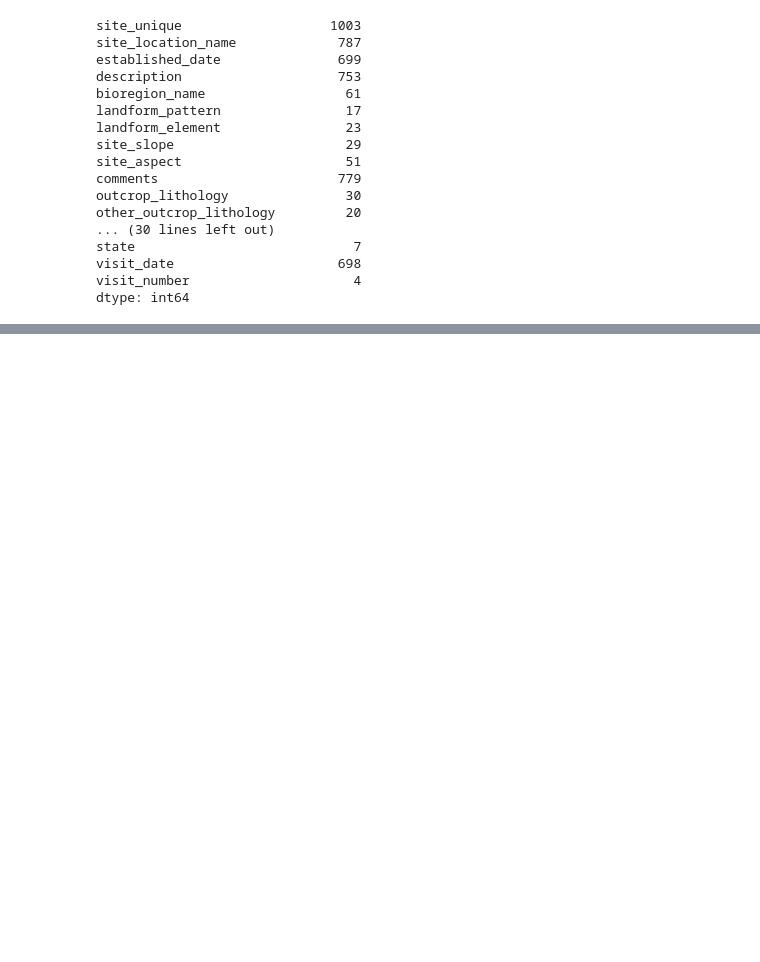
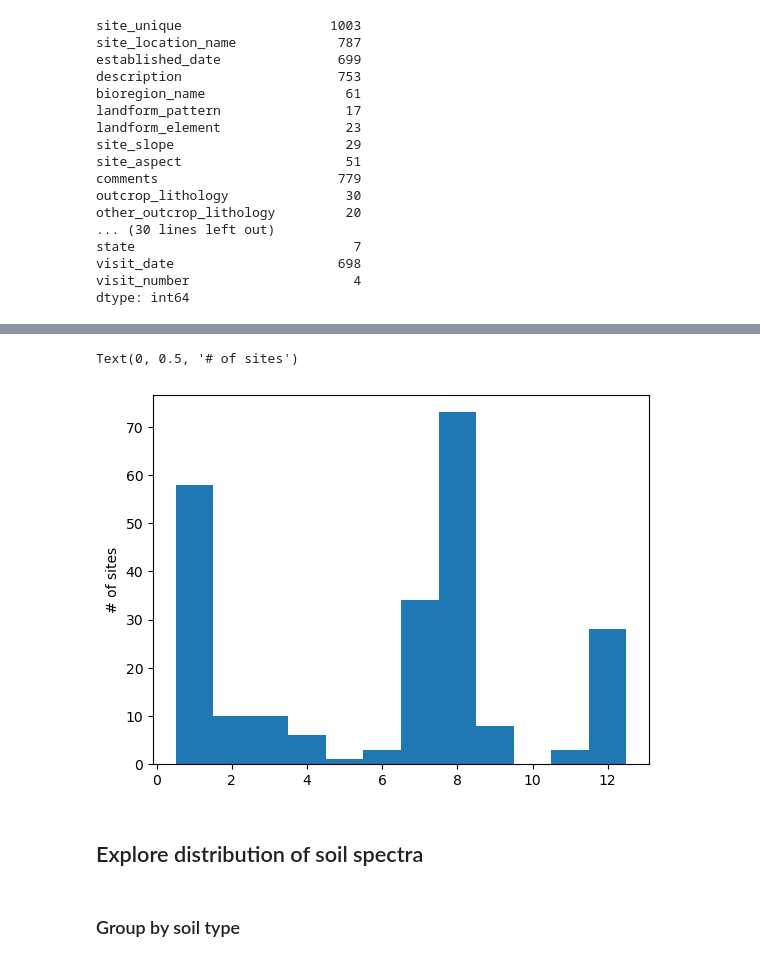
Before and after one commit to frontiersi/hyperspec-fc, a Jupyter notebook: field_spec/TERN_soil_spectra_all.ipynb, the cells around one changed output, grey strips where cells are left out. Drawn from its saved outputs; the diff is of its cells as text; code cells hidden in the pictures; blank space fills up the shorter version.

```diff
--- a/field_spec/TERN_soil_spectra_all.ipynb
+++ b/field_spec/TERN_soil_spectra_all.ipynb
@@ -69,0 +61,5 @@ len(soil_files)
+# %%
+site_names = [f.split('/')[-2] for f in soil_files]
+matched = site_summary[site_summary.site_location_name.isin(site_names)]
+# Keep the latest visit_date per site_location_name
+matched = matched.sort_values('visit_date').drop_duplicates('site_location_name', keep='last')
@@ -69,0 +73,8 @@ len(soil_files)
+# %%
+# Extract nearest values
+values = []
+for lat, lon in zip(matched['latitude'], matched['longitude']):
+    val = soil_map.sel(x=lon, y=lat, method='nearest').item()
+    values.append(val)
+
+matched['soil_value'] = values
@@ -69,0 +93,8 @@ len(soil_files)
+# %%
+matched['soil_value'].plot.hist(bins =np.arange(0.5,matched['soil_value'].max()+1,1));
+plt.ylabel('# of sites')
+# %% [output]
+Text(0, 0.5, '# of sites')
+[figure, added]
+# %% [markdown]
+## Explore distribution of soil spectra
@@ -69,0 +113,2 @@ len(soil_files)
+# %% [markdown]
+### Group by soil type
```
Also changed, not shown: parts of 35 cells of this notebook, 1 other file.
